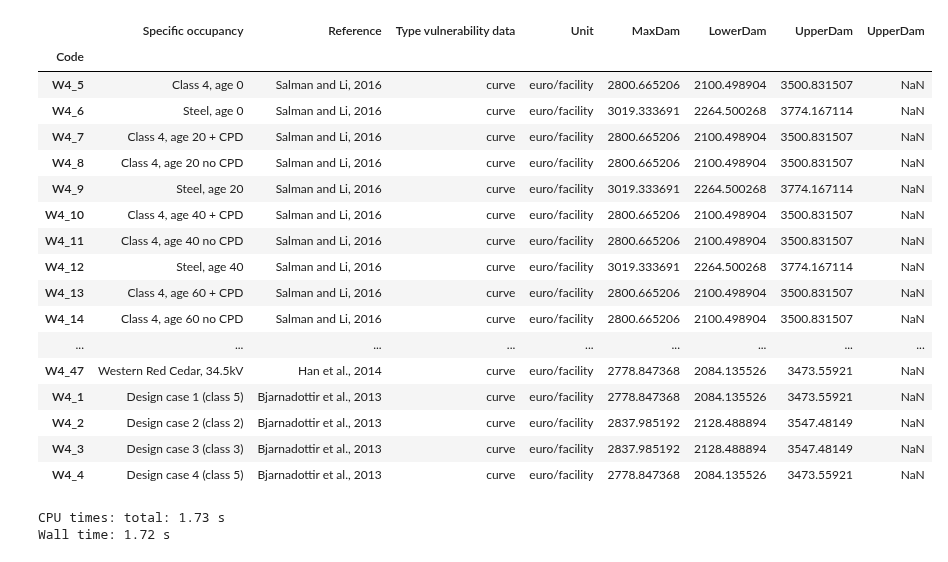
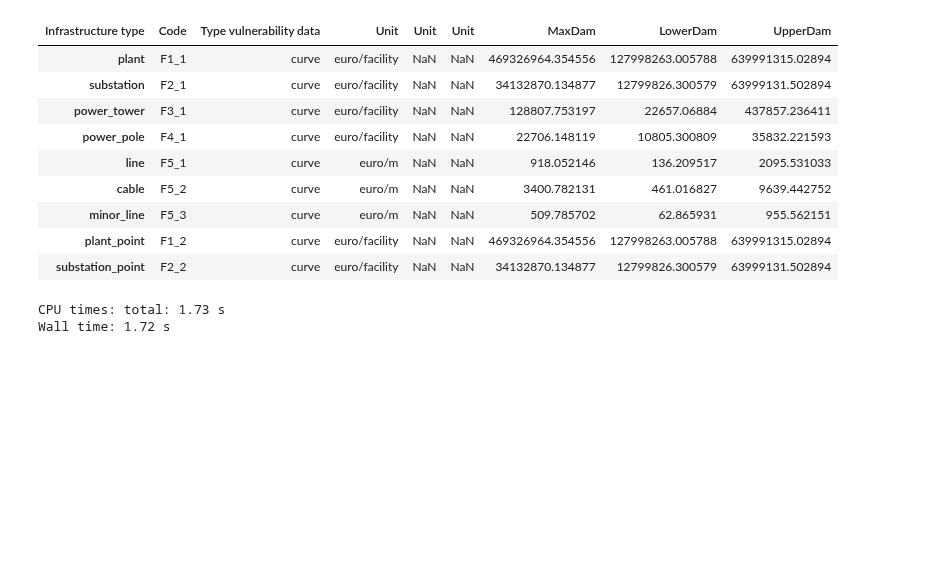
Before and after one commit to Mengqi-Ye/pg_risk_analysis, a Jupyter notebook: notebooks/Example_run.ipynb, the cells around one changed output. Cells and saved outputs as stored; diff of their text form; code cells hidden in the pictures; blank space fills up the shorter version.

```diff
--- a/notebooks/Example_run.ipynb
+++ b/notebooks/Example_run.ipynb
@@ -388,26 +388,18 @@ def get_damage_per_asset_per_rp(asset,df_ds,assets,curves,maxdam,return_period,c
                                                                 fragility_values.T[iter_]))*maxdam_asset[iter_])])
             return collect_all
 # %%
-load_curves_maxdam(vul_curve_path,'tc')[1].loc['power_pole']
+load_curves_maxdam(vul_curve_path,'fl')[1]
 # %% [output]
-|  | Specific occupancy | Reference | Type vulnerability data | Unit | MaxDam | LowerDam | UpperDam | UpperDam |
-| Code |  |  |  |  |  |  |  |  |
-| W4_5 | Class 4, age 0 | Salman and Li, 2016 | curve | euro/facility | 2800.665206 | 2100.498904 | 3500.831507 | NaN |
-| W4_6 | Steel, age 0 | Salman and Li, 2016 | curve | euro/facility | 3019.333691 | 2264.500268 | 3774.167114 | NaN |
-| W4_7 | Class 4, age 20 + CPD | Salman and Li, 2016 | curve | euro/facility | 2800.665206 | 2100.498904 | 3500.831507 | NaN |
-| W4_8 | Class 4, age 20 no CPD | Salman and Li, 2016 | curve | euro/facility | 2800.665206 | 2100.498904 | 3500.831507 | NaN |
-| W4_9 | Steel, age 20 | Salman and Li, 2016 | curve | euro/facility | 3019.333691 | 2264.500268 | 3774.167114 | NaN |
-| W4_10 | Class 4, age 40 + CPD | Salman and Li, 2016 | curve | euro/facility | 2800.665206 | 2100.498904 | 3500.831507 | NaN |
-| W4_11 | Class 4, age 40 no CPD | Salman and Li, 2016 | curve | euro/facility | 2800.665206 | 2100.498904 | 3500.831507 | NaN |
-| W4_12 | Steel, age 40 | Salman and Li, 2016 | curve | euro/facility | 3019.333691 | 2264.500268 | 3774.167114 | NaN |
-| W4_13 | Class 4, age 60 + CPD | Salman and Li, 2016 | curve | euro/facility | 2800.665206 | 2100.498904 | 3500.831507 | NaN |
-| W4_14 | Class 4, age 60 no CPD | Salman and Li, 2016 | curve | euro/facility | 2800.665206 | 2100.498904 | 3500.831507 | NaN |
-| ... | ... | ... | ... | ... | ... | ... | ... | ... |
-| W4_47 | Western Red Cedar, 34.5kV | Han et al., 2014 | curve | euro/facility | 2778.847368 | 2084.135526 | 3473.55921 | NaN |
-| W4_1 | Design case 1 (class 5) | Bjarnadottir et al., 2013 | curve | euro/facility | 2778.847368 | 2084.135526 | 3473.55921 | NaN |
-| W4_2 | Design case 2 (class 2) | Bjarnadottir et al., 2013 | curve | euro/facility | 2837.985192 | 2128.488894 | 3547.48149 | NaN |
-| W4_3 | Design case 3 (class 3) | Bjarnadottir et al., 2013 | curve | euro/facility | 2837.985192 | 2128.488894 | 3547.48149 | NaN |
-| W4_4 | Design case 4 (class 5) | Bjarnadottir et al., 2013 | curve | euro/facility | 2778.847368 | 2084.135526 | 3473.55921 | NaN |
+| Infrastructure type | Code | Type vulnerability data | Unit | Unit | Unit | MaxDam | LowerDam | UpperDam |
+| plant | F1_1 | curve | euro/facility | NaN | NaN | 469326964.354556 | 127998263.005788 | 639991315.02894 |
+| substation | F2_1 | curve | euro/facility | NaN | NaN | 34132870.134877 | 12799826.300579 | 63999131.502894 |
+| power_tower | F3_1 | curve | euro/facility | NaN | NaN | 128807.753197 | 22657.06884 | 437857.236411 |
+| power_pole | F4_1 | curve | euro/facility | NaN | NaN | 22706.148119 | 10805.300809 | 35832.221593 |
+| line | F5_1 | curve | euro/m | NaN | NaN | 918.052146 | 136.209517 | 2095.531033 |
+| cable | F5_2 | curve | euro/m | NaN | NaN | 3400.782131 | 461.016827 | 9639.442752 |
+| minor_line | F5_3 | curve | euro/m | NaN | NaN | 509.785702 | 62.865931 | 955.562151 |
+| plant_point | F1_2 | curve | euro/facility | NaN | NaN | 469326964.354556 | 127998263.005788 | 639991315.02894 |
+| substation_point | F2_2 | curve | euro/facility | NaN | NaN | 34132870.134877 | 12799826.300579 | 63999131.502894 |
 # %%
 def load_storm_data(climate_model,basin,bbox,ne_crs):
 
```
Also changed, not shown: parts of 8 cells of this notebook, 4 other files.
